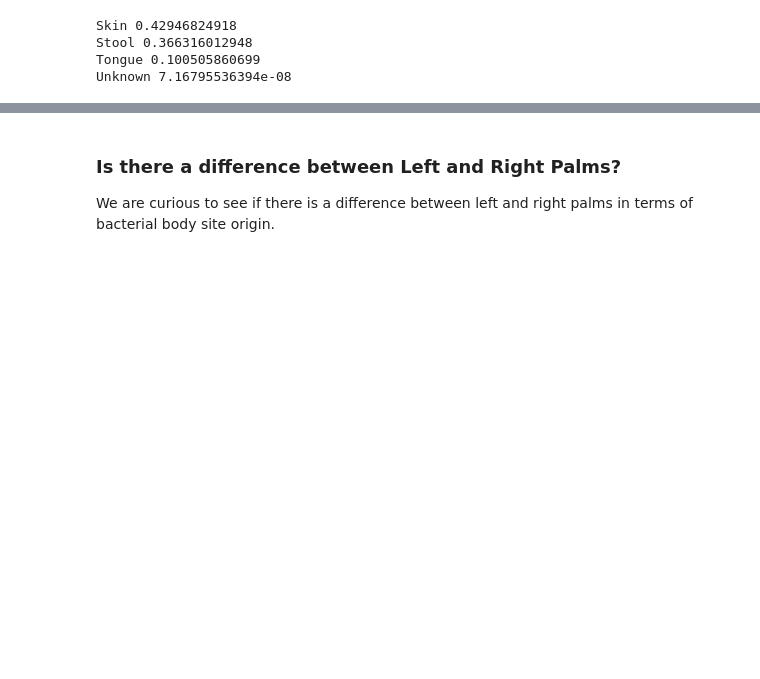
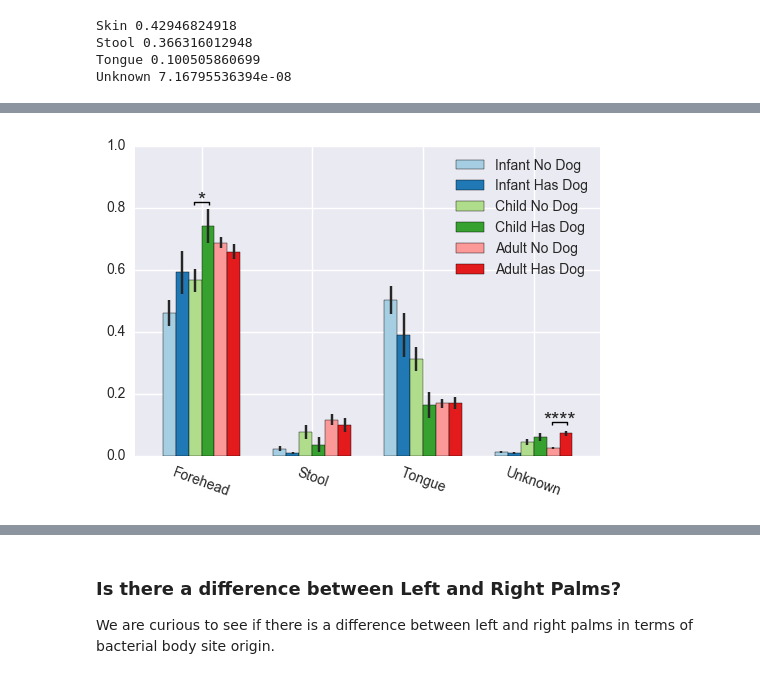
Before and after one commit to lozuponelab/Source_of_Fecal_and_Oral_Bacteria_on_Hands, a Jupyter notebook: sourcetracker_analysis.ipynb, the cells around one changed output, grey strips where cells are left out. Drawn from its saved outputs; the diff is of its cells as text; code cells hidden in the pictures; blank space fills up the shorter version.

Commit message:
Fixed Figure 3

```diff
--- a/sourcetracker_analysis.ipynb
+++ b/sourcetracker_analysis.ipynb
@@ -862,3 +860,13 @@ Skin 0.42946824918
 Stool 0.366316012948
 Tongue 0.100505860699
 Unknown 7.16795536394e-08
+# %%
+has_dogage = list()
+for i in results_site.index:
+    fam_i = meta.loc[i, 'family']
+    dog = 'Has Dog' if 'Pet' in full_meta.loc[full_meta.family==fam_i].role.values else 'No Dog'
+    age = meta.loc[i, 'age_group']
+    has_dogage.append("%s %s" % (age.title(), dog))
+results_site_dogage = results_site.groupby(has_dogage)
+display(results_site_dogage.mean())
+print Counter(has_dogage)
@@ -864,0 +882,9 @@ Unknown 7.16795536394e-08
+# %%
+_ = results_site_dogage.mean().sort_index(ascending=False).transpose().plot(kind="bar", ylim=(0,1), rot=360-20, width=.7, edgecolor='black',
+                                             yerr=results_site_dogage.sem().sort_index(ascending=False).transpose(),
+                                                                            color=sns.color_palette("Paired"))
+significance_bar(0-.07, 0+.07, .82, "*")
+significance_bar(3+.17, 3+.3, .11, "****")
+plt.savefig("figures/fig3D.png", dpi=500, bbox_inches='tight')
+# %% [output]
+[figure, added]
```
Also changed, not shown: parts of 14 cells of this notebook.
